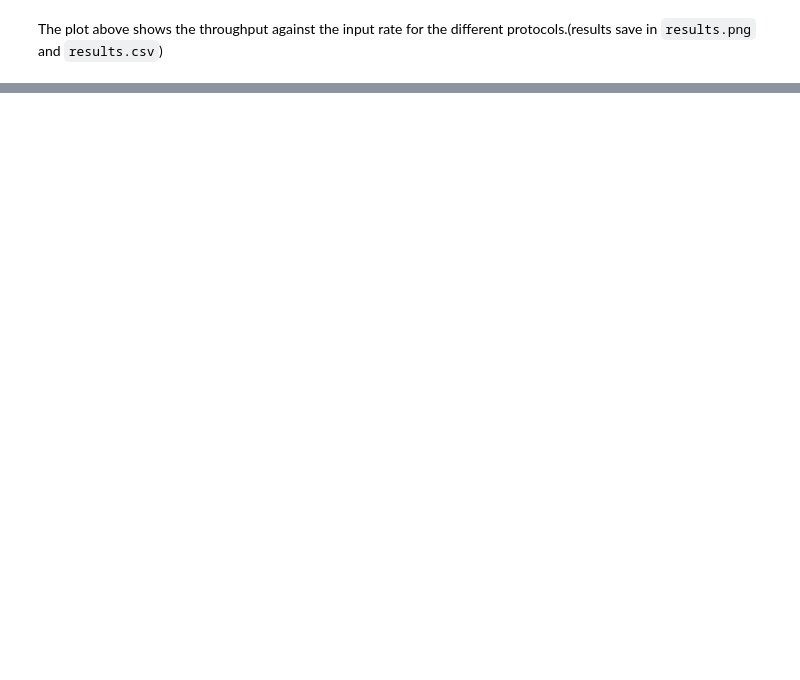
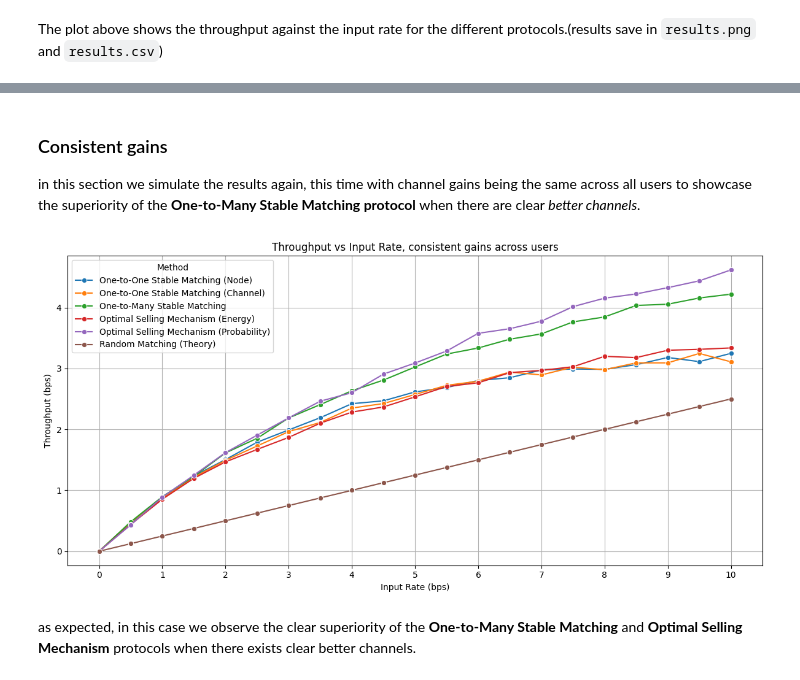
Before and after one commit to Theborna/Game-Theory-Course-Project, a Jupyter notebook: Project.ipynb, the cells around one changed output, grey strips where cells are left out. Drawn from its saved outputs; the diff is of its cells as text; code cells hidden in the pictures; blank space fills up the shorter version.

Commit message:
results total

```diff
--- a/Project.ipynb
+++ b/Project.ipynb
@@ -132,0 +133,50 @@ The Random Matching (Theory) serves as a baseline, showing a consistent but lowe
+# %% [markdown]
+### Consistent gains
+
+in this section we simulate the results again, this time with channel gains being the same across all users to showcase the superiority of the **One-to-Many Stable Matching protocol** when there are clear *better channels*.
+# %%
+import protocols
+from components import Network
+
+num_nodes = 10
+network = Network(num_nodes=num_nodes, per_user=False)
+input_rates = [i * 0.5 for i in range(0, 2 * num_nodes + 1)]  # from 0.5 to 10 with step of 0.5
+
+trial_length = 1000
+
+# Simulation
+one_to_one_results_node_consistent     = network.simulate(protocols.OneToOneStableMatching('node'), input_rates, trial_length=trial_length)
+one_to_one_results_channel_consistent  = network.simulate(protocols.OneToOneStableMatching('channel'), input_rates, trial_length=trial_length)
+one_to_many_results_consistent         = network.simulate(protocols.OneToManyStableMatching(3), input_rates, trial_length=trial_length)
+optimal_results_energy_consistent      = network.simulate(protocols.OptimalSellingMechanism('energy'), input_rates, trial_length=trial_length)
+optimal_results_probability_consistent = network.simulate(protocols.OptimalSellingMechanism('probability'), input_rates, trial_length=trial_length)
+random_matching_results_consistent     = { rate: rate / 4 for rate in input_rates }
+optimal_matching_results_consistent    = { rate: sum([((num_nodes - i) / (num_nodes - i + 1)) ** 2 for i in range(int(rate))]) for rate in input_rates if int(rate) == rate}
+# %%
+
+import matplotlib.pyplot as plt
+import seaborn as sns
+import pandas as pd
+
+df = pd.DataFrame({
+    'Input Rate': list(one_to_one_results_node_consistent.keys()) + list(one_to_one_results_channel_consistent.keys()) + list(one_to_many_results_consistent.keys()) + list(optimal_results_energy_consistent.keys()) + list(optimal_results_probability_consistent.keys()) + list(random_matching_results_consistent.keys()),
+    'Throughput': list(one_to_one_results_node_consistent.values()) + list(one_to_one_results_channel_consistent.values()) + list(one_to_many_results_consistent.values()) + list(optimal_results_energy_consistent.values()) + list(optimal_results_probability_consistent.values()) + list(random_matching_results_consistent.values()),
+    'Method': ['One-to-One Stable Matching (Node)']*len(one_to_one_results_node_consistent) + ['One-to-One Stable Matching (Channel)']*len(one_to_one_results_channel_consistent) + ['One-to-Many Stable Matching']*len(one_to_many_results_consistent) + ['Optimal Selling Mechanism (Energy)']*len(optimal_results_energy_consistent) + ['Optimal Selling Mechanism (Probability)']*len(optimal_results_probability_consistent) + ['Random Matching (Theory)']*len(random_matching_results_consistent)
+})
+
+# Plotting
+plt.figure(figsize=(12, 6))
+sns.lineplot(x='Input Rate', y='Throughput', hue='Method', data=df, marker='o', errorbar=None, estimator=None)
+plt.title('Throughput vs Input Rate, consistent gains across users')
+plt.xlabel('Input Rate (bps)')
+plt.ylabel('Throughput (bps)')
+plt.grid(True)
+plt.tight_layout()
+plt.xticks(input_rates[::2])
+plt.savefig('results_consistent.png')
+df.to_csv('results_consistent.csv')
+plt.show()
+# %% [output]
+[figure, added]
+# %% [markdown]
+as expected, in this case we observe the clear superiority of the **One-to-Many Stable Matching** and **Optimal Selling Mechanism** protocols when there exists clear better channels.
```
Also changed, not shown: parts of 4 cells of this notebook, 5 other files.
